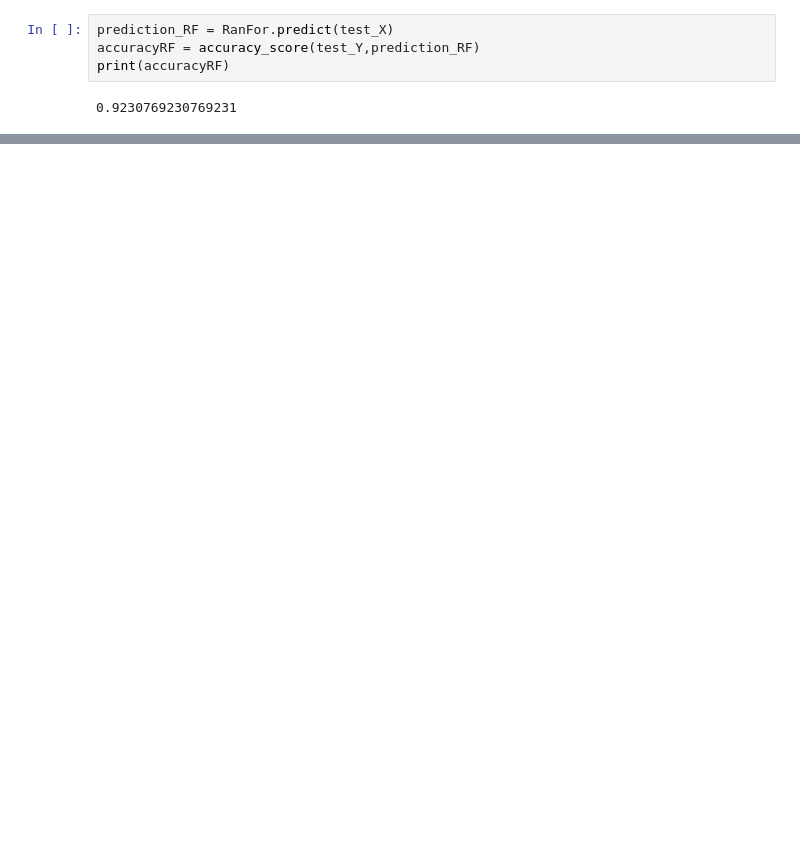
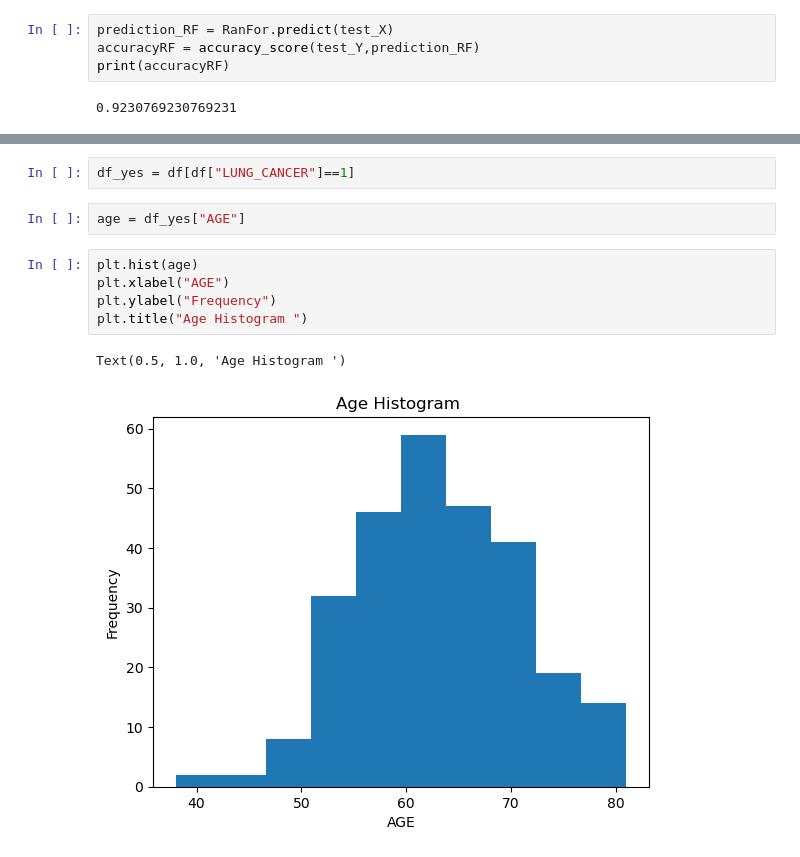
Before and after one commit to MervePayar/PythonProjects, a Jupyter notebook: LUNG_CANCER.ipynb, the cells around one changed output, grey strips where cells are left out. Saved outputs shown, nothing was run; the diff lists cells and outputs as text; blank space fills up the shorter version.

```diff
--- a/LUNG_CANCER.ipynb
+++ b/LUNG_CANCER.ipynb
@@ -237,0 +270,12 @@ print(accuracy_KNN)
+# %%
+df_yes = df[df["LUNG_CANCER"]==1]
+# %%
+age = df_yes["AGE"]
+# %%
+plt.hist(age)
+plt.xlabel("AGE")
+plt.ylabel("Frequency")
+plt.title("Age Histogram ")
+# %% [output]
+Text(0.5, 1.0, 'Age Histogram ')
+[figure, added]
```
Also changed, not shown: parts of 8 cells of this notebook.
